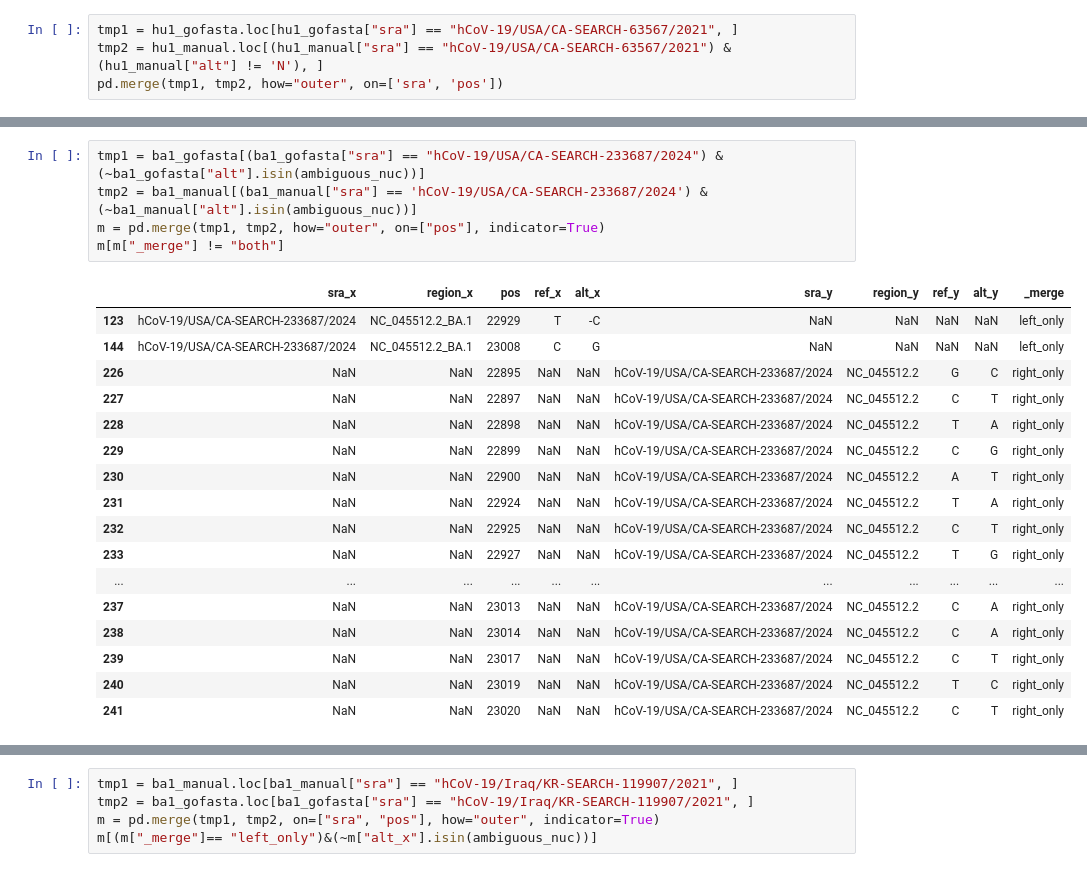
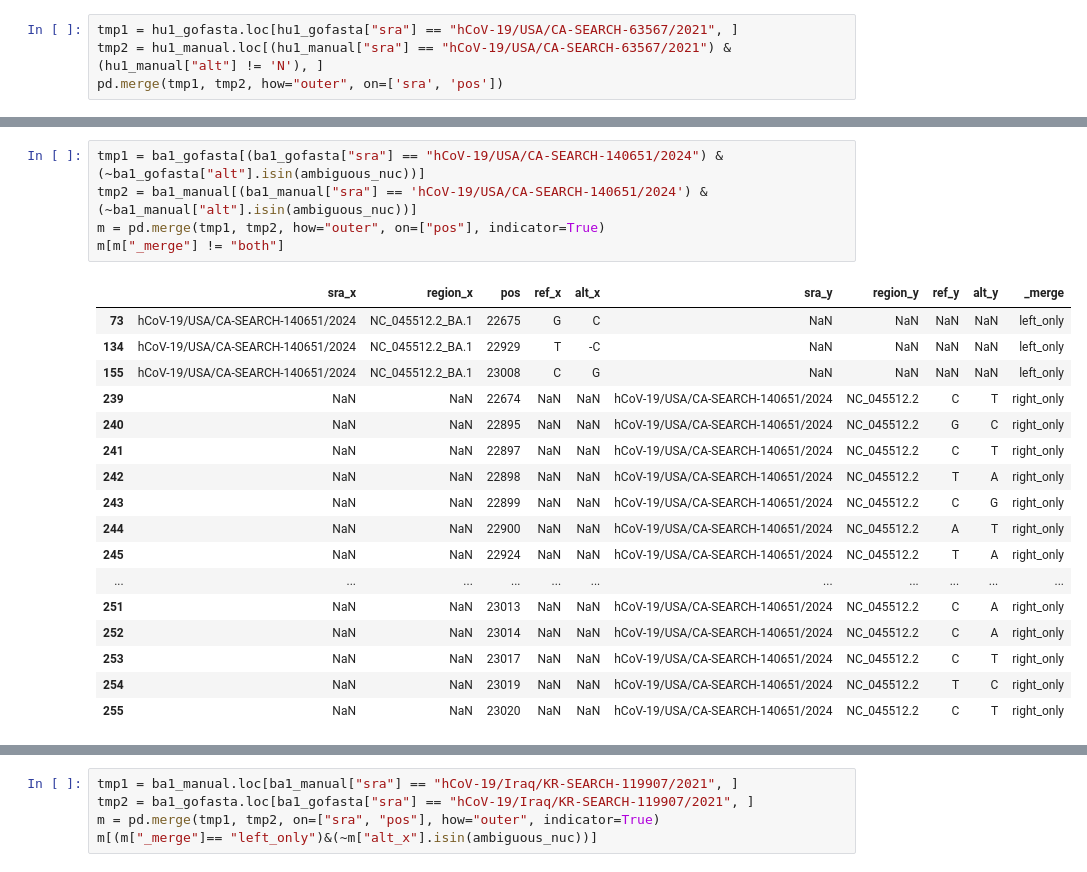
Before and after one commit to yutiachen5/bjorn_rep, a Jupyter notebook: output/sanity_check.ipynb, the cells around one changed output, grey strips where cells are left out. Drawn from its saved outputs; the diff is of its cells as text.

```diff
--- a/output/sanity_check.ipynb
+++ b/output/sanity_check.ipynb
@@ -122,24 +149,24 @@ pos_mismatch.sort_values(by=["gap"], ascending=False)
 # %%
-tmp1 = ba1_gofasta[(ba1_gofasta["sra"] == "hCoV-19/USA/CA-SEARCH-233687/2024") & (~ba1_gofasta["alt"].isin(ambiguous_nuc))]
-tmp2 = ba1_manual[(ba1_manual["sra"] == 'hCoV-19/USA/CA-SEARCH-233687/2024') & (~ba1_manual["alt"].isin(ambiguous_nuc))]
+tmp1 = ba1_gofasta[(ba1_gofasta["sra"] == "hCoV-19/USA/CA-SEARCH-140651/2024") & (~ba1_gofasta["alt"].isin(ambiguous_nuc))]
+tmp2 = ba1_manual[(ba1_manual["sra"] == 'hCoV-19/USA/CA-SEARCH-140651/2024') & (~ba1_manual["alt"].isin(ambiguous_nuc))]
 m = pd.merge(tmp1, tmp2, how="outer", on=["pos"], indicator=True)
 m[m["_merge"] != "both"]
 # %% [output]
 |  | sra_x | region_x | pos | ref_x | alt_x | sra_y | region_y | ref_y | alt_y | _merge |
-| 123 | hCoV-19/USA/CA-SEARCH-233687/2024 | NC_045512.2_BA.1 | 22929 | T | -C | NaN | NaN | NaN | NaN | left_only |
-| 144 | hCoV-19/USA/CA-SEARCH-233687/2024 | NC_045512.2_BA.1 | 23008 | C | G | NaN | NaN | NaN | NaN | left_only |
-| 226 | NaN | NaN | 22895 | NaN | NaN | hCoV-19/USA/CA-SEARCH-233687/2024 | NC_045512.2 | G | C | right_only |
-| 227 | NaN | NaN | 22897 | NaN | NaN | hCoV-19/USA/CA-SEARCH-233687/2024 | NC_045512.2 | C | T | right_only |
-| 228 | NaN | NaN | 22898 | NaN | NaN | hCoV-19/USA/CA-SEARCH-233687/2024 | NC_045512.2 | T | A | right_only |
-| 229 | NaN | NaN | 22899 | NaN | NaN | hCoV-19/USA/CA-SEARCH-233687/2024 | NC_045512.2 | C | G | right_only |
-| 230 | NaN | NaN | 22900 | NaN | NaN | hCoV-19/USA/CA-SEARCH-233687/2024 | NC_045512.2 | A | T | right_only |
-| 231 | NaN | NaN | 22924 | NaN | NaN | hCoV-19/USA/CA-SEARCH-233687/2024 | NC_045512.2 | T | A | right_only |
-| 232 | NaN | NaN | 22925 | NaN | NaN | hCoV-19/USA/CA-SEARCH-233687/2024 | NC_045512.2 | C | T | right_only |
-| 233 | NaN | NaN | 22927 | NaN | NaN | hCoV-19/USA/CA-SEARCH-233687/2024 | NC_045512.2 | T | G | right_only |
+| 73 | hCoV-19/USA/CA-SEARCH-140651/2024 | NC_045512.2_BA.1 | 22675 | G | C | NaN | NaN | NaN | NaN | left_only |
+| 134 | hCoV-19/USA/CA-SEARCH-140651/2024 | NC_045512.2_BA.1 | 22929 | T | -C | NaN | NaN | NaN | NaN | left_only |
+| 155 | hCoV-19/USA/CA-SEARCH-140651/2024 | NC_045512.2_BA.1 | 23008 | C | G | NaN | NaN | NaN | NaN | left_only |
+| 239 | NaN | NaN | 22674 | NaN | NaN | hCoV-19/USA/CA-SEARCH-140651/2024 | NC_045512.2 | C | T | right_only |
+| 240 | NaN | NaN | 22895 | NaN | NaN | hCoV-19/USA/CA-SEARCH-140651/2024 | NC_045512.2 | G | C | right_only |
+| 241 | NaN | NaN | 22897 | NaN | NaN | hCoV-19/USA/CA-SEARCH-140651/2024 | NC_045512.2 | C | T | right_only |
+| 242 | NaN | NaN | 22898 | NaN | NaN | hCoV-19/USA/CA-SEARCH-140651/2024 | NC_045512.2 | T | A | right_only |
+| 243 | NaN | NaN | 22899 | NaN | NaN | hCoV-19/USA/CA-SEARCH-140651/2024 | NC_045512.2 | C | G | right_only |
+| 244 | NaN | NaN | 22900 | NaN | NaN | hCoV-19/USA/CA-SEARCH-140651/2024 | NC_045512.2 | A | T | right_only |
+| 245 | NaN | NaN | 22924 | NaN | NaN | hCoV-19/USA/CA-SEARCH-140651/2024 | NC_045512.2 | T | A | right_only |
 | ... | ... | ... | ... | ... | ... | ... | ... | ... | ... | ... |
-| 237 | NaN | NaN | 23013 | NaN | NaN | hCoV-19/USA/CA-SEARCH-233687/2024 | NC_045512.2 | C | A | right_only |
-| 238 | NaN | NaN | 23014 | NaN | NaN | hCoV-19/USA/CA-SEARCH-233687/2024 | NC_045512.2 | C | A | right_only |
-| 239 | NaN | NaN | 23017 | NaN | NaN | hCoV-19/USA/CA-SEARCH-233687/2024 | NC_045512.2 | C | T | right_only |
-| 240 | NaN | NaN | 23019 | NaN | NaN | hCoV-19/USA/CA-SEARCH-233687/2024 | NC_045512.2 | T | C | right_only |
-| 241 | NaN | NaN | 23020 | NaN | NaN | hCoV-19/USA/CA-SEARCH-233687/2024 | NC_045512.2 | C | T | right_only |
+| 251 | NaN | NaN | 23013 | NaN | NaN | hCoV-19/USA/CA-SEARCH-140651/2024 | NC_045512.2 | C | A | right_only |
+| 252 | NaN | NaN | 23014 | NaN | NaN | hCoV-19/USA/CA-SEARCH-140651/2024 | NC_045512.2 | C | A | right_only |
+| 253 | NaN | NaN | 23017 | NaN | NaN | hCoV-19/USA/CA-SEARCH-140651/2024 | NC_045512.2 | C | T | right_only |
+| 254 | NaN | NaN | 23019 | NaN | NaN | hCoV-19/USA/CA-SEARCH-140651/2024 | NC_045512.2 | T | C | right_only |
+| 255 | NaN | NaN | 23020 | NaN | NaN | hCoV-19/USA/CA-SEARCH-140651/2024 | NC_045512.2 | C | T | right_only |
 # %%
```
Also changed, not shown: parts of 15 cells of this notebook, 8 other files.
